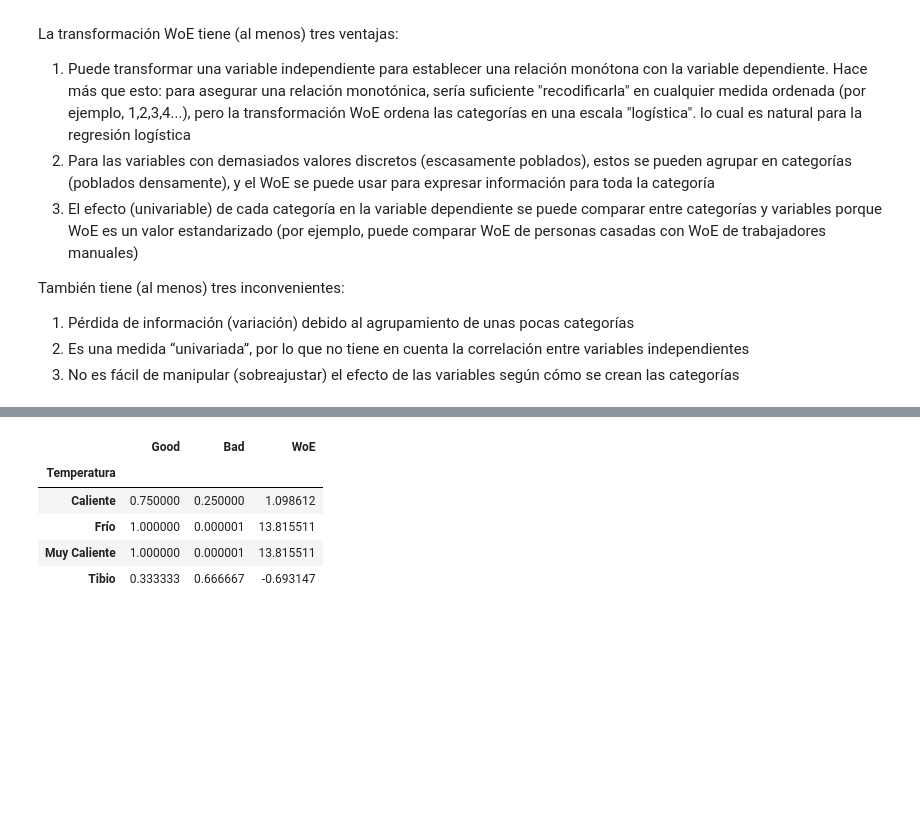
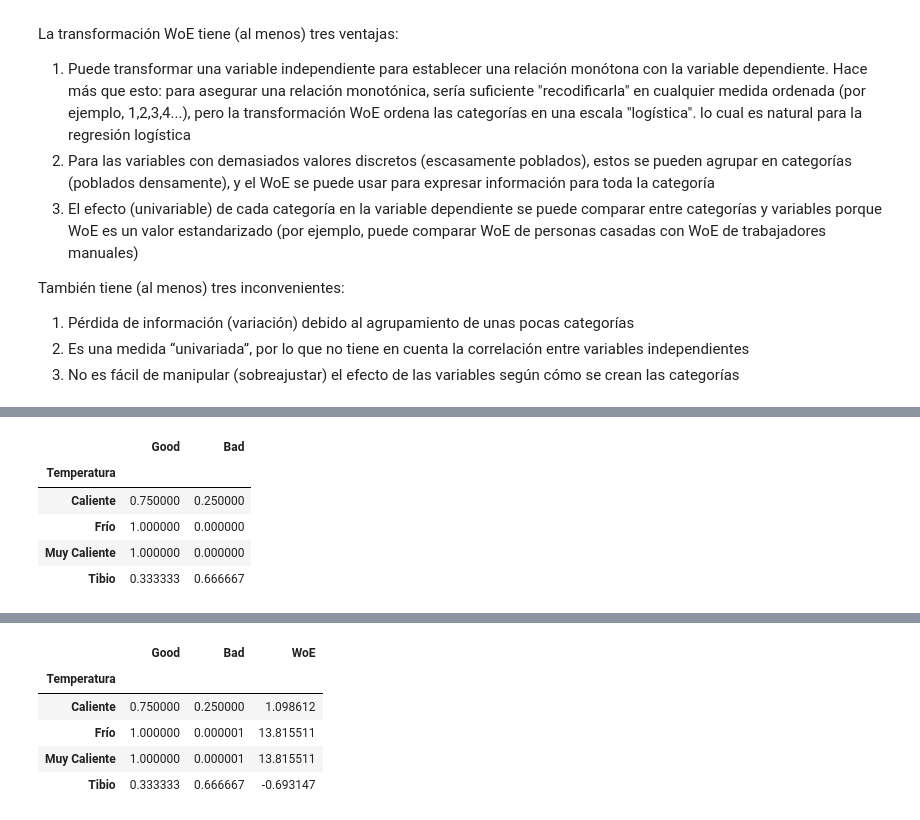
Before and after one commit to Wilsonsr/Metodos-Estadisticos, a Jupyter notebook: CUADERNOS/Codificacion variables categoricas.ipynb, the cells around one changed output, grey strips where cells are left out. Saved outputs shown, nothing was run; the diff lists cells and outputs as text; code cells hidden in the pictures; blank space fills up the shorter version.

```diff
--- a/CUADERNOS/Codificacion variables categoricas.ipynb
+++ b/CUADERNOS/Codificacion variables categoricas.ipynb
@@ -346,3 +346,8 @@ También tiene (al menos) tres inconvenientes:
 1. Pérdida de información (variación) debido al agrupamiento de unas pocas categorías
 2. Es una medida “univariada”, por lo que no tiene en cuenta la correlación entre variables independientes
 3. No es fácil de manipular (sobreajustar) el efecto de las variables según cómo se crean las categorías
+# %%
+woe_df=df.groupby('Temperatura') ['Target'].mean()
+# %%
+woe_df = pd.DataFrame (woe_df)
+woe_df
@@ -348,0 +361,3 @@ También tiene (al menos) tres inconvenientes:
+# %%
+woe_df = woe_df.rename(columns ={ 'Target' :'Good' })
+woe_df
@@ -348,0 +371,11 @@ También tiene (al menos) tres inconvenientes:
+# %%
+# Calcular Bad probabilidad
+woe_df ['Bad'] =1-woe_df.Good
+woe_df
+# %% [output]
+|  | Good | Bad |
+| Temperatura |  |  |
+| Caliente | 0.750000 | 0.250000 |
+| Frío | 1.000000 | 0.000000 |
+| Muy Caliente | 1.000000 | 0.000000 |
+| Tibio | 0.333333 | 0.666667 |
```
Also changed, not shown: parts of 7 cells of this notebook.
